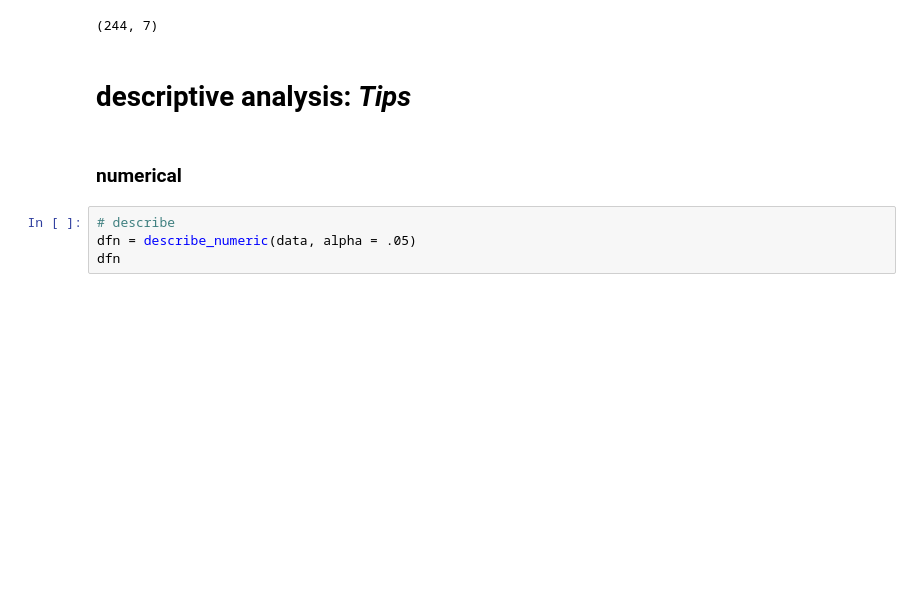
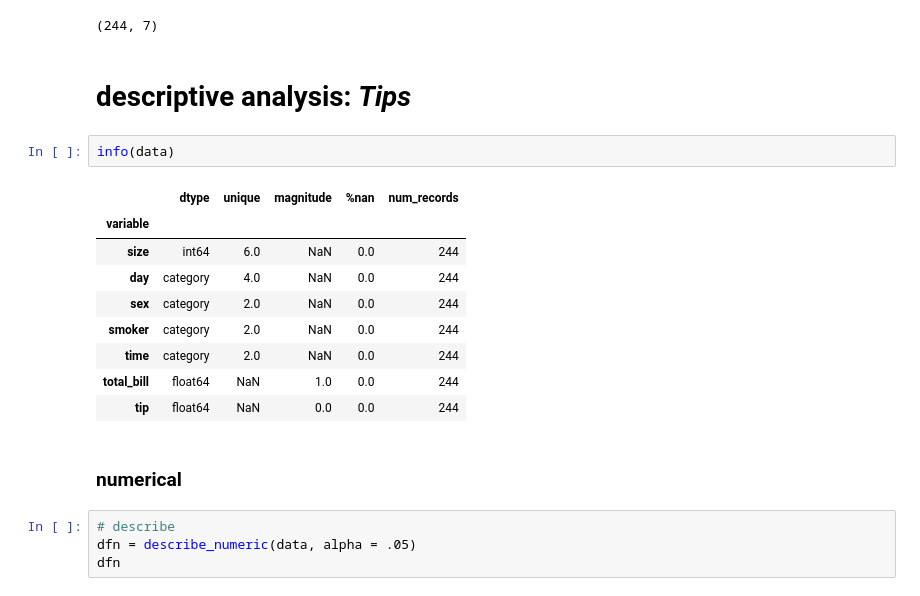
Before and after one commit to jmquintana79/utilsDS, a Jupyter notebook: notebooks/analysis/EDA/EDA-describe/notebook-EDA_describe.ipynb, the cells around one changed output. Drawn from its saved outputs; the diff is of its cells as text; blank space fills up the shorter version.

```diff
--- a/notebooks/analysis/EDA/EDA-describe/notebook-EDA_describe.ipynb
+++ b/notebooks/analysis/EDA/EDA-describe/notebook-EDA_describe.ipynb
@@ -100,6 +132,18 @@ data.shape
 (244, 7)
 # %% [markdown]
 # descriptive analysis: *Tips*
+# %%
+info(data)
+# %% [output]
+|  | dtype | unique | magnitude | %nan | num_records |
+| variable |  |  |  |  |  |
+| size | int64 | 6.0 | NaN | 0.0 | 244 |
+| day | category | 4.0 | NaN | 0.0 | 244 |
+| sex | category | 2.0 | NaN | 0.0 | 244 |
+| smoker | category | 2.0 | NaN | 0.0 | 244 |
+| time | category | 2.0 | NaN | 0.0 | 244 |
+| total_bill | float64 | NaN | 1.0 | 0.0 | 244 |
+| tip | float64 | NaN | 0.0 | 0.0 | 244 |
 # %% [markdown]
 ### numerical
 # %%
```
Also changed, not shown: parts of 6 cells of this notebook, 4 other files.
